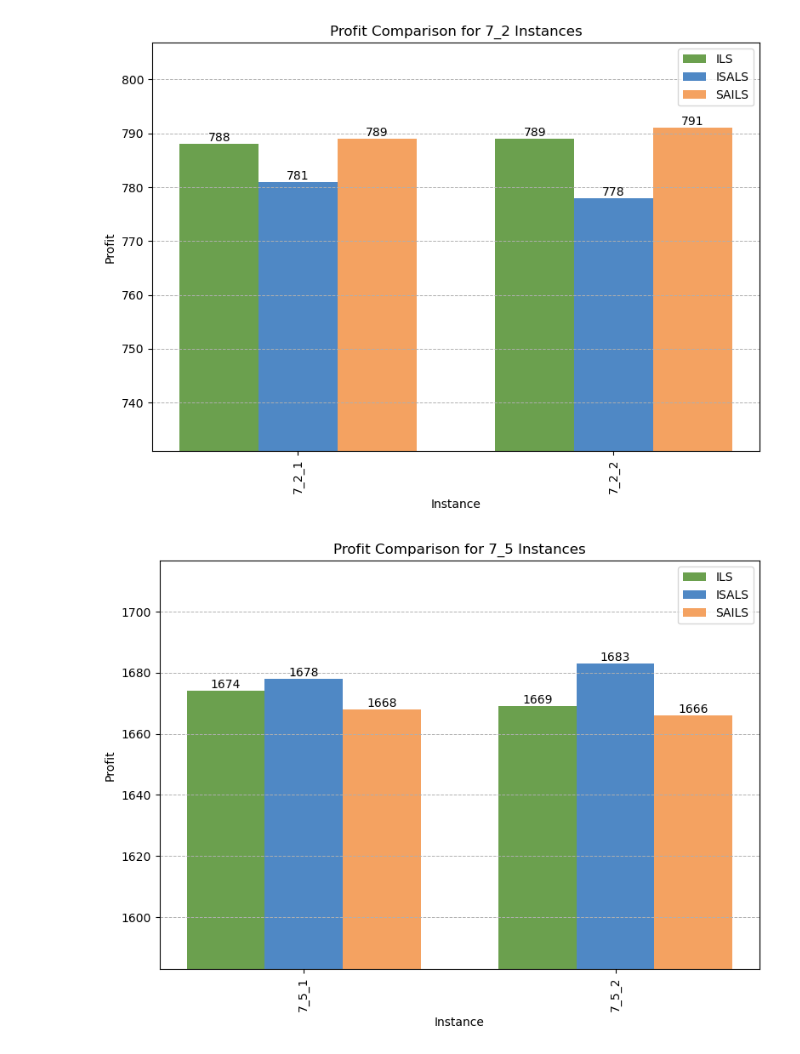
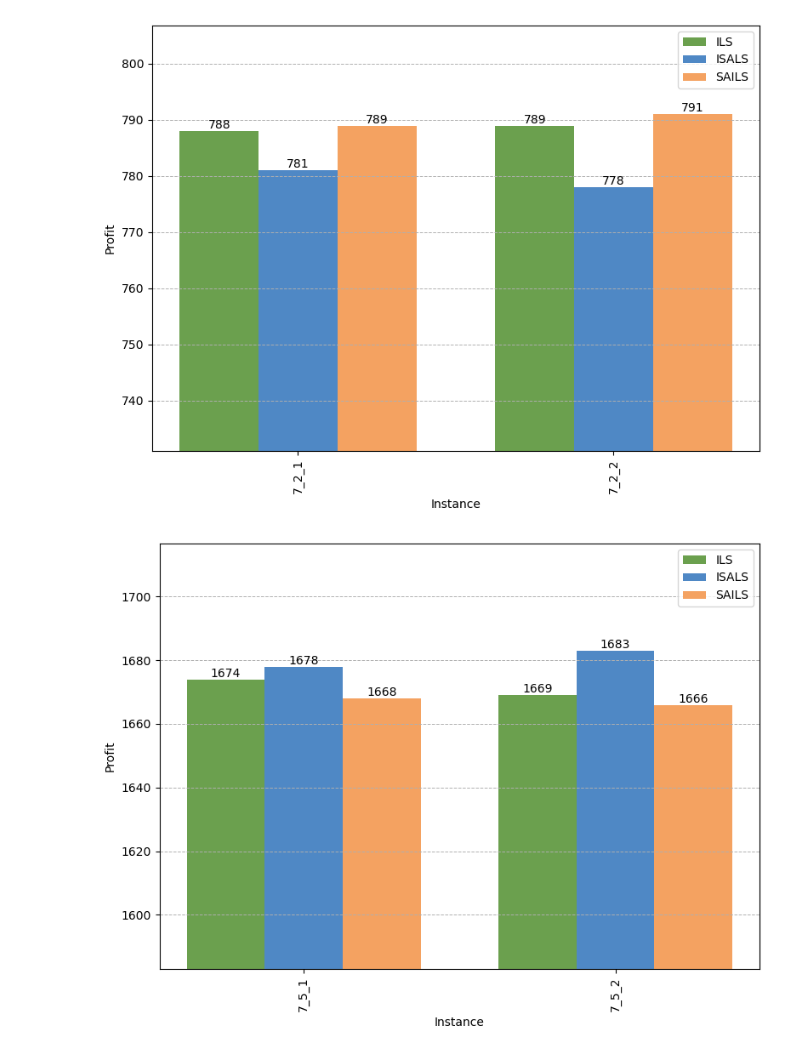
Before and after one commit to MxHbm/IM_Challenge, a Jupyter notebook: Data/Analysis/Algorithm_comparison/Operative/profit_comparison.ipynb, the cells around one changed output. Drawn from its saved outputs; the diff is of its cells as text; code cells hidden in the pictures.

```diff
--- a/Data/Analysis/Algorithm_comparison/Operative/profit_comparison.ipynb
+++ b/Data/Analysis/Algorithm_comparison/Operative/profit_comparison.ipynb
@@ -39,36 +39,36 @@ def plot_instance_group_with_custom_min(prefix, min_value, file_name):
     for bar in bar_ils:
         height = bar.get_height()
         plt.text(bar.get_x() + bar.get_width() / 2, height, f'{height:.0f}', ha='center', va='bottom')
 
     for bar in bar_isals:
         height = bar.get_height()
         plt.text(bar.get_x() + bar.get_width() / 2, height, f'{height:.0f}', ha='center', va='bottom')
 
     for bar in bar_sails:
         height = bar.get_height()
         plt.text(bar.get_x() + bar.get_width() / 2, height, f'{height:.0f}', ha='center', va='bottom')
 
     plt.xlabel('Instance')
     plt.ylabel('Profit')
-    plt.title(f'Profit Comparison for {prefix} Instances')
+    #plt.title(f'Profit Comparison for {prefix} Instances')
     plt.xticks([i + 0.25 for i in x], instances, rotation=90)
     plt.ylim(min_value, max(profits_ils.max(), profits_isals.max(), profits_sails.max()) * 1.02)
     plt.grid(True, axis='y', linestyle='--', linewidth=0.7)  # Grid lines only on y-axis
     plt.legend()
     plt.tight_layout()
 
     # Save the figure in high quality (300 DPI)
     plt.savefig(file_name, format='png', dpi=300)
     plt.show()
 
 # Plot for '7_2' instances with custom min y-axis of 731 and save
-plot_instance_group_with_custom_min('7_2', 731, 'profit_comparison_7_2.png')
+plot_instance_group_with_custom_min('7_2', 731, 'operative_profit_comparison_7_2.png')
 
 # Plot for '7_5' instances with custom min y-axis of 1583 and save
-plot_instance_group_with_custom_min('7_5', 1583, 'profit_comparison_7_5.png')
+plot_instance_group_with_custom_min('7_5', 1583, 'operative_profit_comparison_7_5.png')
 
 # Plot for '7_8' instances with custom min y-axis of 2066 and save
-plot_instance_group_with_custom_min('7_8', 2066, 'profit_comparison_7_8.png')
+plot_instance_group_with_custom_min('7_8', 2066, 'operative_profit_comparison_7_8.png')
 # %% [output]
-[figure, old version]
+[figure, new version]
-[figure, old version]
+[figure, new version]
```
Also changed, not shown: parts of 2 cells of this notebook, 14 other files.
